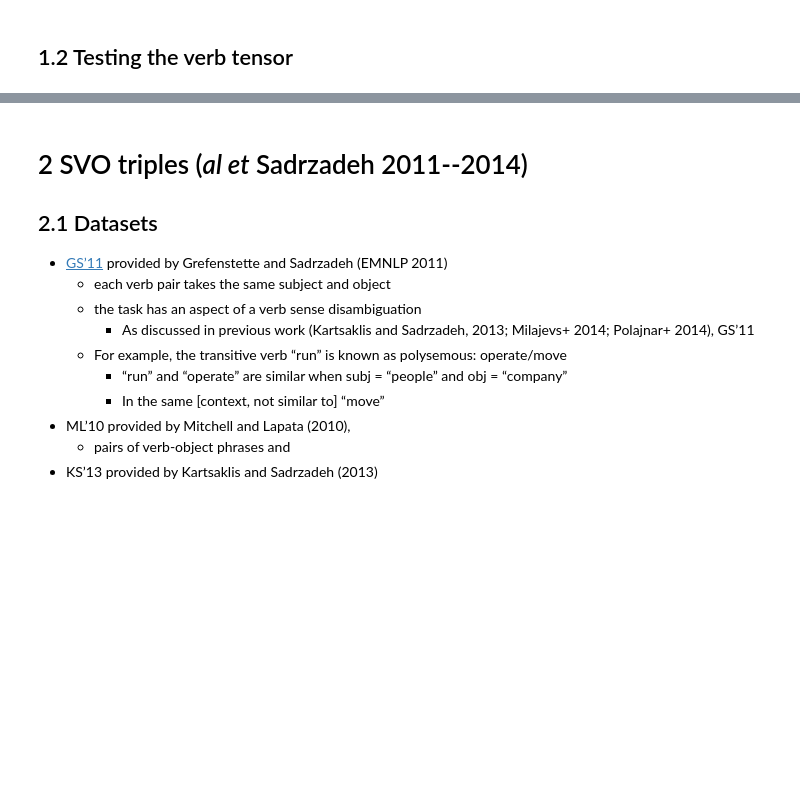
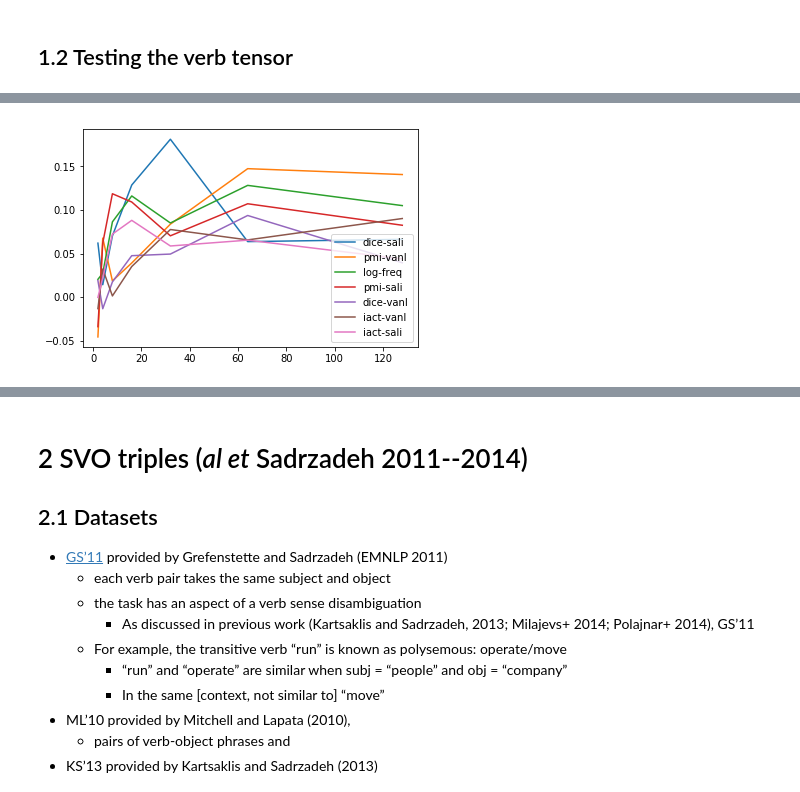
Before and after one commit to makrai/verb-tensor, a Jupyter notebook: eval.ipynb, the cells around one changed output, grey strips where cells are left out. Cells and saved outputs as stored; diff of their text form; code cells hidden in the pictures; blank space fills up the shorter version.

```diff
--- a/eval.ipynb
+++ b/eval.ipynb
@@ -16,7 +20,7 @@ logging.basicConfig(level=logging.INFO,
 # %%
 pylab.rcParams['figure.figsize'] = (20, 10)
 # %%
-matplotlib.rcParams.update({'font.size': 14})
+#matplotlib.rcParams.update({'font.size': 14})
 from tikzplotlib import save as tikz_save
 # %%
 from eval_tensor import test_sim
@@ -91,16 +159,25 @@ simlex_obj.sort_values('SimLex999', ascending=False).head()
 # weights = pd.unique(simverb_res.weight)
 
 def plot_results(df0, col='sim', save_filen=''):#else ''
+
     #df0 = df0[df0.rank_ ==128]
     weights = pd.unique(df0.sort_values(col, ascending=False).weight)
     for weight in weights:
         df = df0[df0.weight==weight].sort_values('rank_')
         plt.plot(df.rank_, df[col])#, c=color)
     #plt.xscale('log')
+    if save_filen:
+        #plt.rc('text', usetex = True)
+        #plt.figure(1, figsize = (3, 2))#6, 4))
+        #plt.savefig('/home/makrai/repo/paper/LREC20/verbtensor/img/{}'.format(save_filen))
+        filen = '/home/makrai/repo/paper/LREC20/verbtensor/img/{}.tikz'.format(save_filen)
+        tikz_save(filen, figurewidth = '\\textwidth', figureheight='.5\\textwidth')
+        with open(filen, mode='a') as tikzfile:
+            for weight in weights:
+                tikzfile.write('\\addlegendentry{'+weight+'}\n')
     _ = plt.legend(weights)
-    if save_filen:
-        tikz_save('/home/makrai/repo/paper/LREC20/verbtensor/img/{}.tikz'.format(save_filen),
-                  figurewidth = '\\columnwidth')
 # %%
-plot_results(simverb_res)
+plot_results(simverb_res, save_filen='SimVerb')
+# %% [output]
+[figure, added]
 # %%
```
Also changed, not shown: parts of 27 cells of this notebook.
